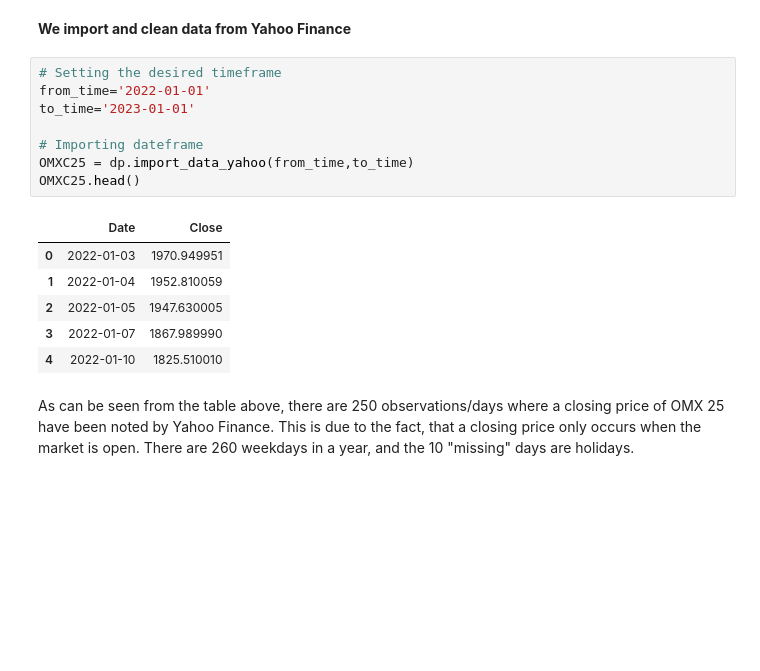
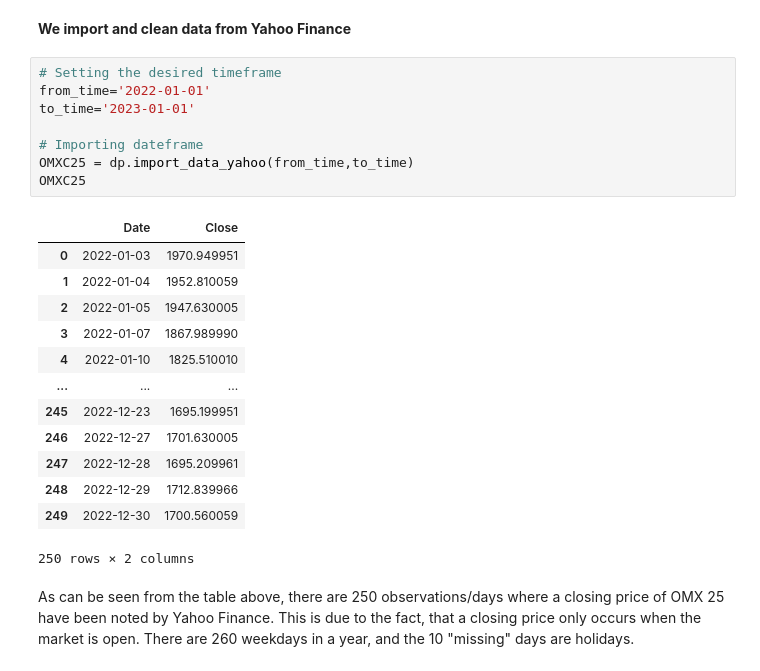
Before and after one commit to NumEconCopenhagen/projects-2023-jos-p-og-tex, a Jupyter notebook: dataproject/dataproject.ipynb, the cells around one changed output. Saved outputs shown, nothing was run; the diff lists cells and outputs as text; blank space fills up the shorter version.

```diff
--- a/dataproject/dataproject.ipynb
+++ b/dataproject/dataproject.ipynb
@@ -179,18 +180,25 @@ df3
 # %%
 # Setting the desired timeframe
 from_time='2022-01-01'
 to_time='2023-01-01'
 
 # Importing dateframe
 OMXC25 = dp.import_data_yahoo(from_time,to_time)
-OMXC25.head()
+OMXC25
 # %% [output]
 |  | Date | Close |
 | 0 | 2022-01-03 | 1970.949951 |
 | 1 | 2022-01-04 | 1952.810059 |
 | 2 | 2022-01-05 | 1947.630005 |
 | 3 | 2022-01-07 | 1867.989990 |
 | 4 | 2022-01-10 | 1825.510010 |
+| ... | ... | ... |
+| 245 | 2022-12-23 | 1695.199951 |
+| 246 | 2022-12-27 | 1701.630005 |
+| 247 | 2022-12-28 | 1695.209961 |
+| 248 | 2022-12-29 | 1712.839966 |
+| 249 | 2022-12-30 | 1700.560059 |
+250 rows × 2 columns
 # %% [markdown]
 As can be seen from the table above, there are 250 observations/days where a closing price of OMX 25 have been noted by Yahoo Finance. This is due to the fact, that a closing price only occurs when the market is open. There are 260 weekdays in a year, and the 10 "missing" days are holidays.
 # %% [markdown]
```
Also changed, not shown: parts of 1 cell of this notebook.
